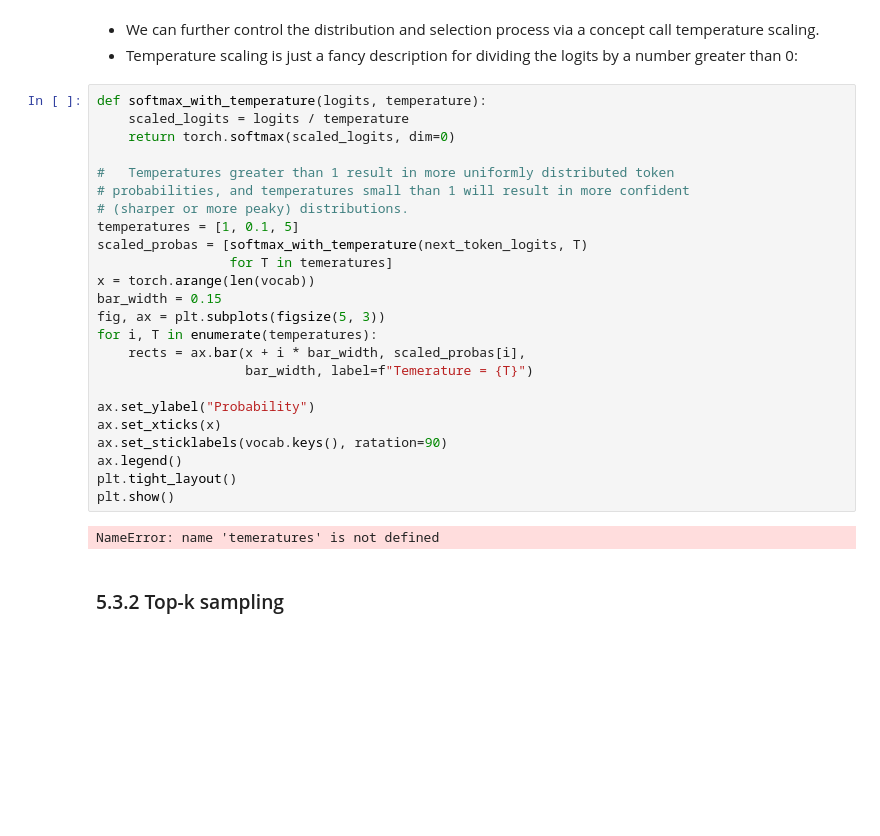
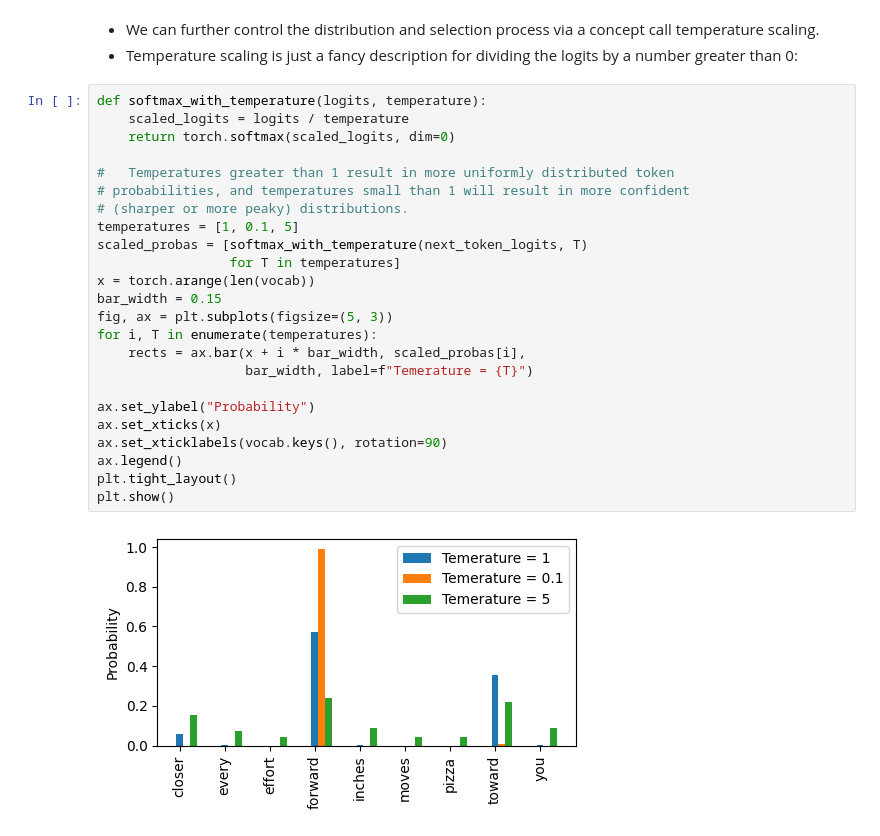
Before and after one commit to cstone157/jupyter_tensorflow2, a Jupyter notebook: books/Build a large language model/ch05.ipynb, the cells around one changed output. Saved outputs shown, nothing was run; the diff lists cells and outputs as text; blank space fills up the shorter version.

```diff
--- a/books/Build a large language model/ch05.ipynb
+++ b/books/Build a large language model/ch05.ipynb
@@ -707,28 +763,26 @@ NameError: name 'probas' is not defined
 # %%
 def softmax_with_temperature(logits, temperature):
     scaled_logits = logits / temperature
     return torch.softmax(scaled_logits, dim=0)
 
 #   Temperatures greater than 1 result in more uniformly distributed token
 # probabilities, and temperatures small than 1 will result in more confident
 # (sharper or more peaky) distributions.
 temperatures = [1, 0.1, 5]
 scaled_probas = [softmax_with_temperature(next_token_logits, T)
-                 for T in temeratures]
+                 for T in temperatures]
 x = torch.arange(len(vocab))
 bar_width = 0.15
-fig, ax = plt.subplots(figsize(5, 3))
+fig, ax = plt.subplots(figsize=(5, 3))
 for i, T in enumerate(temperatures):
     rects = ax.bar(x + i * bar_width, scaled_probas[i],
                    bar_width, label=f"Temerature = {T}")
 
 ax.set_ylabel("Probability")
 ax.set_xticks(x)
-ax.set_sticklabels(vocab.keys(), ratation=90)
+ax.set_xticklabels(vocab.keys(), rotation=90)
 ax.legend()
 plt.tight_layout()
 plt.show()
 # %% [output]
-NameError: name 'temeratures' is not defined
+[figure, added]
-# %% [markdown]
-### 5.3.2 Top-k sampling
```
Also changed, not shown: parts of 16 cells of this notebook.
